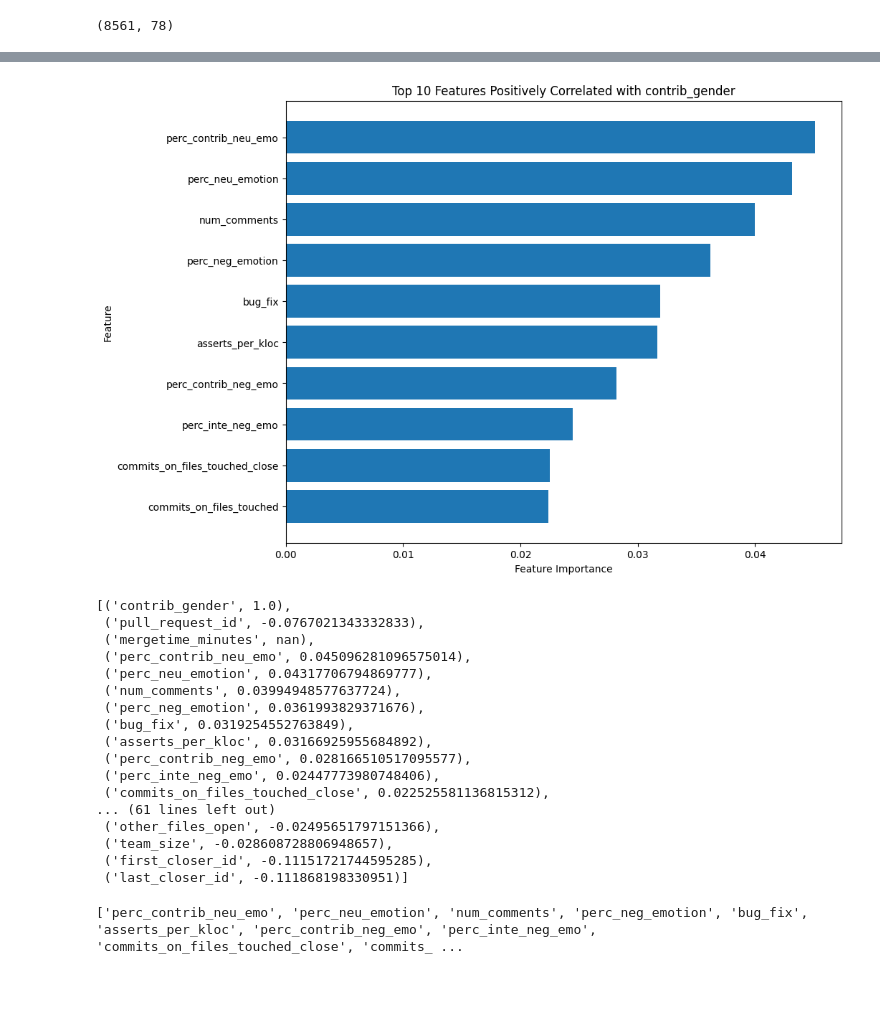
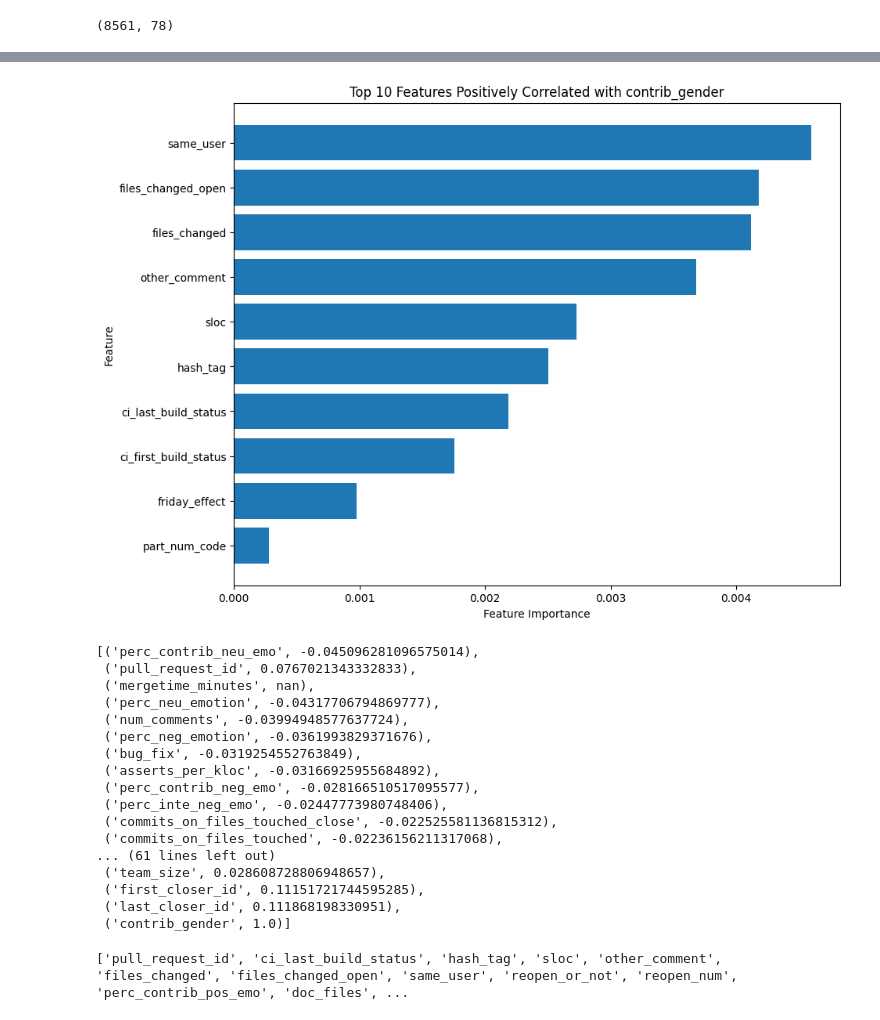
Before and after one commit to thanosan23/Pull-Request-Analysis, a Jupyter notebook: scripts/train_random_forest.ipynb, the cells around one changed output, grey strips where cells are left out. Saved outputs shown, nothing was run; the diff lists cells and outputs as text; code cells hidden in the pictures; blank space fills up the shorter version.

```diff
--- a/scripts/train_random_forest.ipynb
+++ b/scripts/train_random_forest.ipynb
@@ -55,8 +62,9 @@ rejected_data.drop(unable_to_control, axis=1, inplace=True)
 rejected_data.shape
 # %% [output]
 (8561, 78)
-# %%
-# label encode the contrib_gender column to 0 and 1
-le = LabelEncoder()
-le.fit(rejected_data['contrib_gender'])
-rejected_data['contrib_gender'] = le.transform(rejected_data['contrib_gender'])
+# %%
+# Assign smaller class (female) 1
+gender_dict = {'male': 0, 'female': 1}
+
+# Use the map function to replace the 'contrib_gender' column
+rejected_data['contrib_gender'] = rejected_data['contrib_gender'].map(gender_dict)
@@ -63,6 +103,6 @@ rejected_data['contrib_gender'] = le.transform(rejected_data['contrib_gender'])
 # %%
 # encode all the columns that are not numerical, and save their label encoders
-encoders = { 'contrib_gender' : le }
+encoders = { }
 for column in rejected_data.select_dtypes(include=['object']).columns:
     le_col = LabelEncoder()
     le_col.fit(rejected_data[column])
@@ -71,32 +111,32 @@ for column in rejected_data.select_dtypes(include=['object']).columns:
 # %%
 import matplotlib.pyplot as plt
 
 # Calculate correlations using Spearman's rank correlation
 correlation_data = rejected_data.drop(['merged_or_not'], axis=1)
 corr = correlation_data.corr(method='spearman')
 correlation = corr['contrib_gender']
 
 # Sort correlations by value, excluding 'contrib_gender' and negative correlations
-sorted_correlations = sorted([(k, v) for k, v in correlation.items() if k != 'contrib_gender' and v > 0], key=lambda x: -x[1])
+sorted_correlations = sorted([(k, v) for k, v in correlation.items() if k != 'contrib_gender' and v > 0], key=lambda x: x[1])
 
 # Get the top 10 features
 top_10_features = sorted_correlations[:10]
 
 # Convert the features and their correlations to a DataFrame
 df = pd.DataFrame(top_10_features, columns=['Feature', 'Correlation'])
 
 # Sort the DataFrame by correlation
 df = df.sort_values('Correlation', ascending=True)
 
 # Plot the correlations
 plt.figure(figsize=(10, 8))
 plt.barh(df['Feature'], df['Correlation'])
 plt.xlabel('Feature Importance')
 plt.ylabel('Feature')
 plt.title('Top 10 Features Positively Correlated with contrib_gender')
 plt.show()
 # %% [output]
-[figure, old version]
+[figure, new version]
 # %%
 # find correlation to see which features are important
 correlation_data = rejected_data.drop(['merged_or_not'], axis=1)
@@ -105,41 +145,51 @@ correlation_data = rejected_data.drop(['merged_or_not'], axis=1)
 corr = correlation_data.corr(method='spearman')
 
 correlation = corr['contrib_gender']
-sorted(correlation.items(), key=lambda x: -x[1])
+sorted(correlation.items(), key=lambda x: x[1])
 # %% [output]
-[('contrib_gender', 1.0),
- ('pull_request_id', -0.0767021343332833),
+[('perc_contrib_neu_emo', -0.045096281096575014),
+ ('pull_request_id', 0.0767021343332833),
  ('mergetime_minutes', nan),
- ('perc_contrib_neu_emo', 0.045096281096575014),
- ('perc_neu_emotion', 0.04317706794869777),
- ('num_comments', 0.03994948577637724),
- ('perc_neg_emotion', 0.0361993829371676),
- ('bug_fix', 0.0319254552763849),
- ('asserts_per_kloc', 0.03166925955684892),
- ('perc_contrib_neg_emo', 0.028166510517095577),
- ('perc_inte_neg_emo', 0.02447773980748406),
- ('commits_on_files_touched_close', 0.022525581136815312),
+ ('perc_neu_emotion', -0.04317706794869777),
+ ('num_comments', -0.03994948577637724),
+ ('perc_neg_emotion', -0.0361993829371676),
+ ('bug_fix', -0.0319254552763849),
+ ('asserts_per_kloc', -0.03166925955684892),
+ ('perc_contrib_neg_emo', -0.028166510517095577),
+ ('perc_inte_neg_emo', -0.02447773980748406),
+ ('commits_on_files_touched_close', -0.022525581136815312),
+ ('commits_on_files_touched', -0.02236156211317068),
 ... (61 lines left out)
- ('other_files_open', -0.02495651797151366),
- ('team_size', -0.028608728806948657),
- ('first_closer_id', -0.11151721744595285),
- ('last_closer_id', -0.111868198330951)]
+ ('team_size', 0.028608728806948657),
+ ('first_closer_id', 0.11151721744595285),
+ ('last_closer_id', 0.111868198330951),
+ ('contrib_gender', 1.0)]
 # %%
-# chose features that have correlation greater than 0.02
-threshold = 0.02 # moderate relationship or higher
-high_correlation = list(filter(lambda x : x[1] >= threshold, sorted(correlation.items(), key=lambda x: -x[1])))
+threshold = 0.002 # moderate relationship or higher
+high_correlation = list(filter(lambda x : x[1] >= threshold, sorted(correlation.items(), key=lambda x: x[1])))
 high_correlation_feat = list(map(lambda x : x[0], high_correlation))
 high_correlation_feat.remove('contrib_gender')
+print(high_correlation_feat)
+# %% [output]
+['pull_request_id', 'ci_last_build_status', 'hash_tag', 'sloc', 'other_comment', 'files_changed', 'files_changed_open', 'same_user', 'reopen_or_not', 'reopen_num', 'perc_contrib_pos_emo', 'doc_files', ...
 # %%
 # get data and clean up data by removing n/a values
-features = high_correlation_feat
-print(features)
+USE_CORRELATION = False
+
+if USE_CORRELATION:
+    features = high_correlation_feat
+    print(features)
+else:
+    features = rejected_data.columns.tolist()
+    # remove the target column
+    toremove = ["contrib_gender", "added_code", "mergetime_minutes"]
+    for i in toremove:
+        features.remove(i)
+
 # features = ['account_creation_days',  'contrib_open',  'part_num_issue',  'perc_neu_emotion',  'num_participants',  'perc_pos_emotion',  'ci_test_passed',  'asserts_per_kloc',  'followers',  'num_issue_comments',  'perc_neg_emotion',  'lifetime_minutes',  'test_inclusion',  'ci_exists',  'acc_commit_num',  'core_member',  'num_comments',  'at_tag',  'pushed_delta',  'part_num_commit',  'first_response_time',  'ci_latency',  'project_age',  'ci_build_num',  'first_pr',  'hash_tag',  'test_churn',  'num_commit_comments',  'comment_conflict',  'prev_pullreqs',  'bug_fix',  'churn_deletion',  'has_comments',  'has_participants',  'reviewer_comment',  'contrib_comment',  'inte_comment',  'has_exchange',  'same_country',  'perc_contrib_neu_emo',  'social_strength',  'agree_diff',  'contrib_rate_author',  'inte_open',  'contrib_follow_integrator',  'extra_diff',  'num_comments_con',  'first_close_minutes',  'perc_inte_pos_emo',  'neur_diff',  'perc_contrib_neg_emo',  'perc_inte_neu_emo',  'cons_diff',  'same_affiliation',  'test_inclusion_open',  'perc_inte_neg_emo',  'num_code_comments_con',  'friday_effect',  'test_churn_open',  'other_comment',  'perc_contrib_pos_emo',  'integrator_availability',  'churn_deletion_open']
 rejected_data_cleaned = rejected_data[[*features, 'contrib_gender']].dropna()
 X = rejected_data_cleaned[features]
 y = rejected_data_cleaned['contrib_gender']
-# %% [output]
-['perc_contrib_neu_emo', 'perc_neu_emotion', 'num_comments', 'perc_neg_emotion', 'bug_fix', 'asserts_per_kloc', 'perc_contrib_neg_emo', 'perc_inte_neg_emo', 'commits_on_files_touched_close', 'commits_ ...
 # %%
 rejected_data_cleaned.shape
 # %% [output]
```
Also changed, not shown: parts of 7 cells of this notebook.
